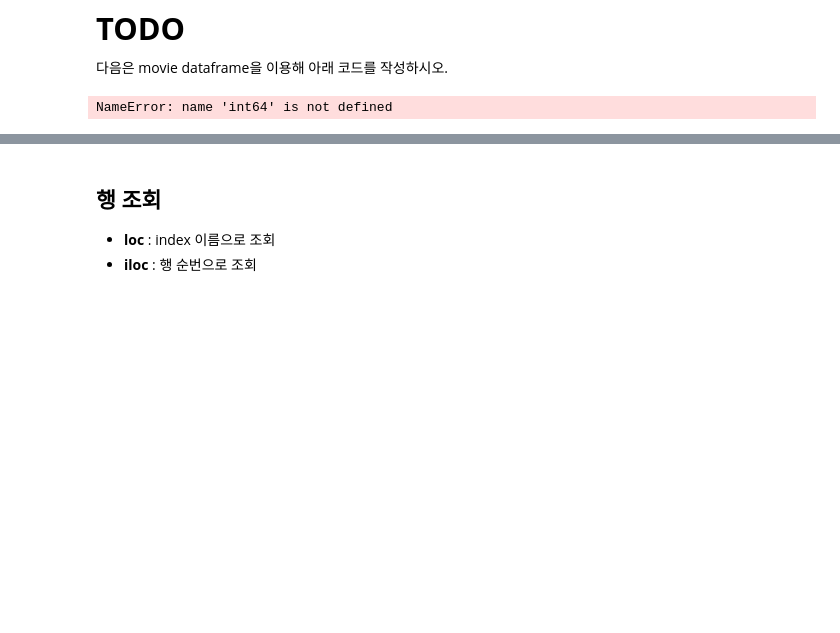
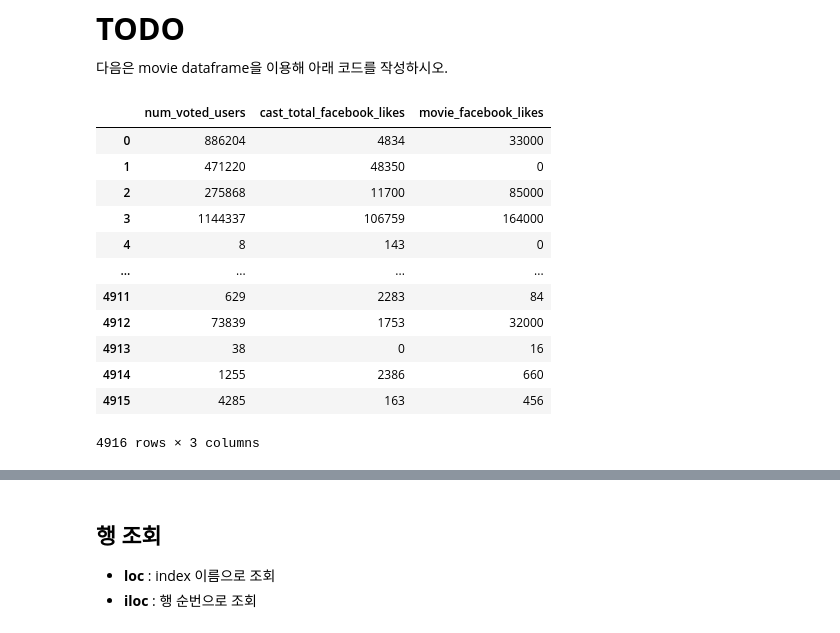
Before and after one commit to Gogimin/SKN13_Jimin, a Jupyter notebook: 06_pandas_시각화/02_Pandas_DataFrame.ipynb, the cells around one changed output, grey strips where cells are left out. Saved outputs shown, nothing was run; the diff lists cells and outputs as text; code cells hidden in the pictures; blank space fills up the shorter version.

```diff
--- a/06_pandas_시각화/02_Pandas_DataFrame.ipynb
+++ b/06_pandas_시각화/02_Pandas_DataFrame.ipynb
@@ -1418,8 +1418,20 @@ grade3.filter(items=["math", "math2", "music"]) # 없는 컬럼 조회시 무시
 다음은 movie dataframe을 이용해 아래 코드를 작성하시오.
 # %%
 # 1. 정수형(int64) 컬럼만 조회
-movie.select_dtypes(include=int64)
+movie.select_dtypes(include='int64')
 # %% [output]
+|  | num_voted_users | cast_total_facebook_likes | movie_facebook_likes |
+| 0 | 886204 | 4834 | 33000 |
+| 1 | 471220 | 48350 | 0 |
+| 2 | 275868 | 11700 | 85000 |
+| 3 | 1144337 | 106759 | 164000 |
+| 4 | 8 | 143 | 0 |
+| ... | ... | ... | ... |
+| 4911 | 629 | 2283 | 84 |
+| 4912 | 73839 | 1753 | 32000 |
+| 4913 | 38 | 0 | 16 |
+| 4914 | 1255 | 2386 | 660 |
+| 4915 | 4285 | 163 | 456 |
-NameError: name 'int64' is not defined
+4916 rows × 3 columns
 # %%
 # 2. 정수형(int64)과 실수형(float64) 타입을 제외한 컬럼들만 조회
```
Also changed, not shown: parts of 8 cells of this notebook, 1 other file.
